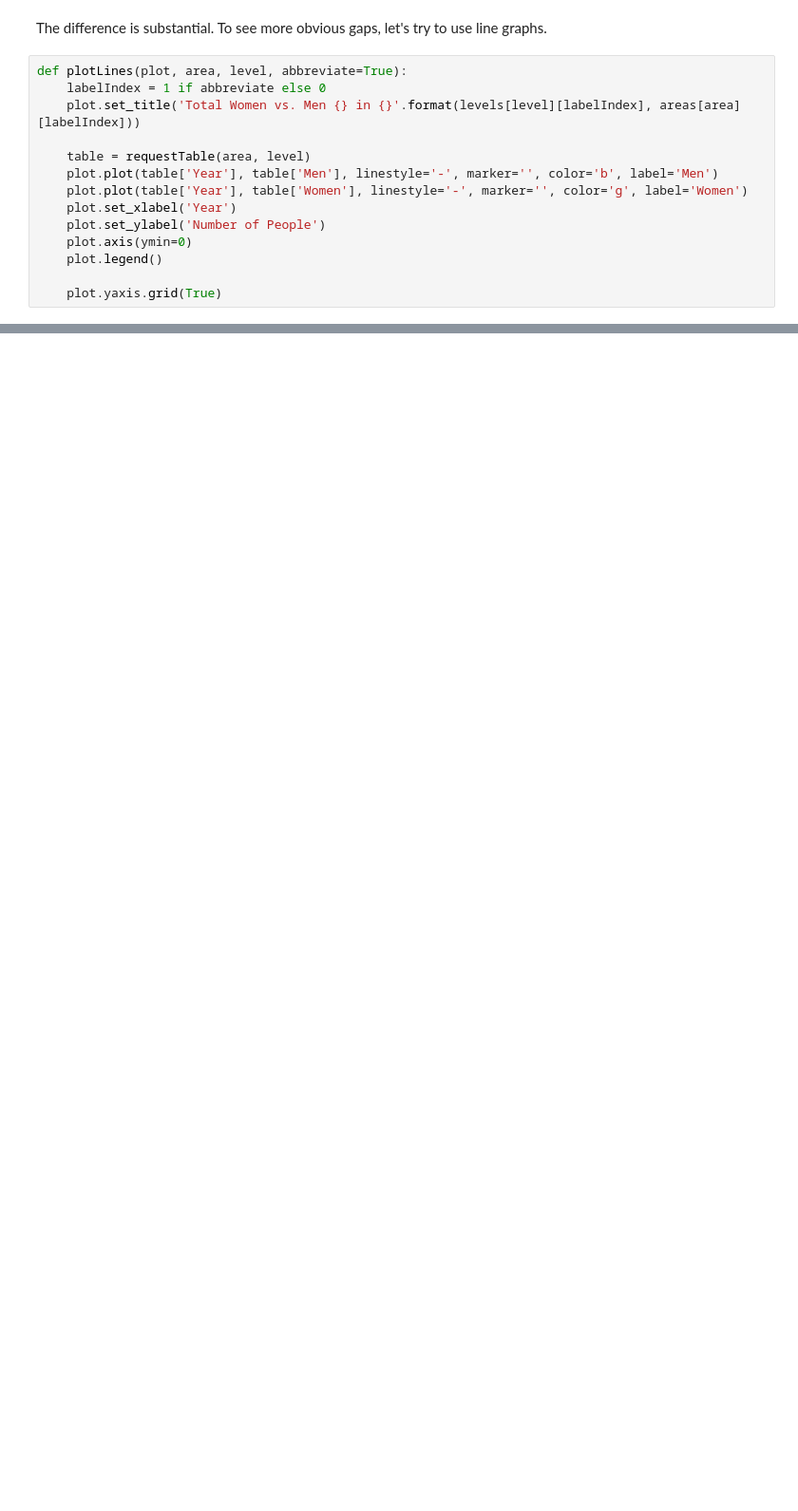
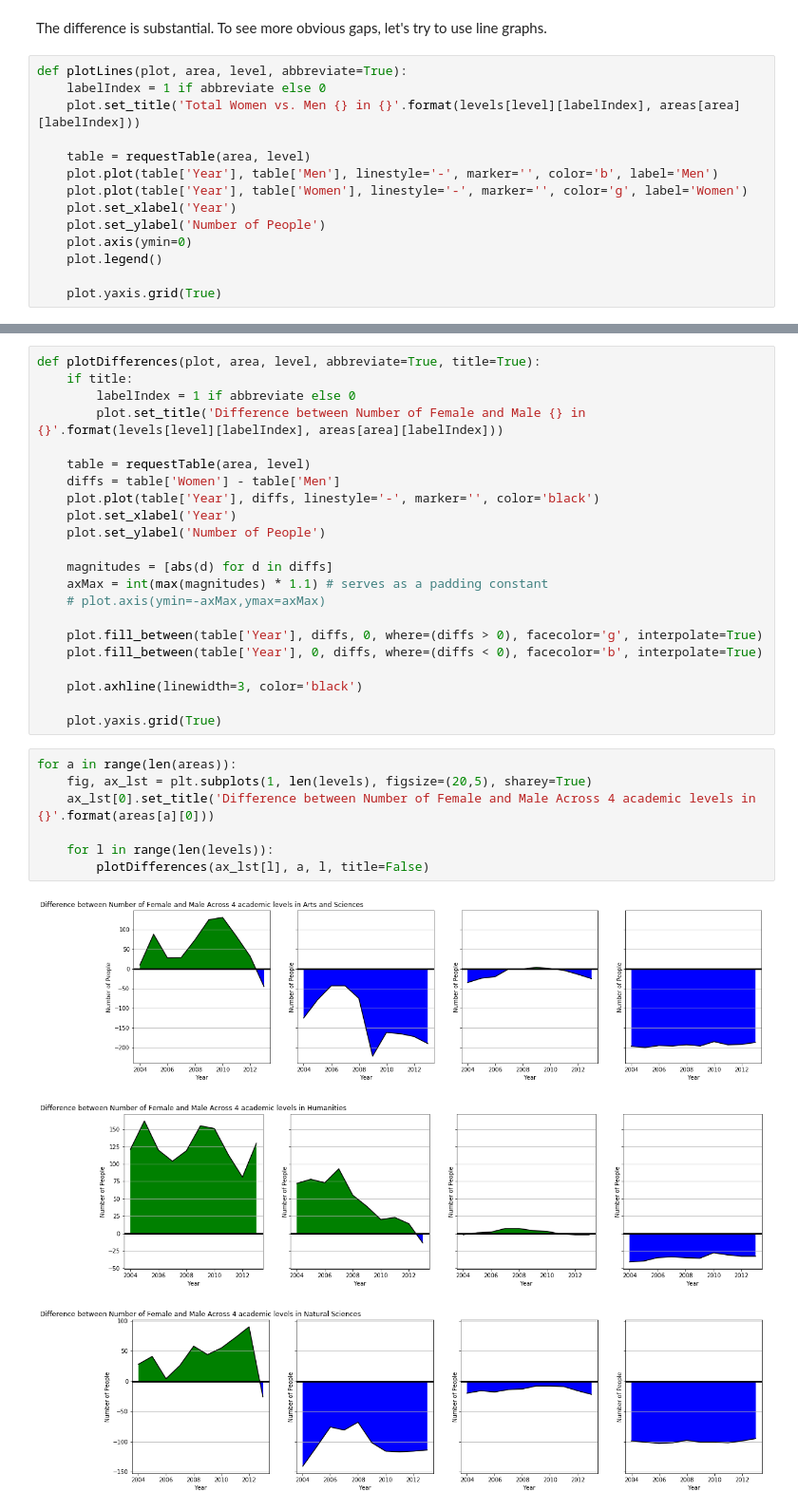
Before and after one commit to jsonkao/CU-female-representation, a Jupyter notebook: notebooks/female-representation.ipynb, the cells around one changed output, grey strips where cells are left out. Shown: that part at 95% size. Saved outputs shown, nothing was run; the diff lists cells and outputs as text; blank space fills up the shorter version.

```diff
--- a/notebooks/female-representation.ipynb
+++ b/notebooks/female-representation.ipynb
@@ -113,0 +121,33 @@ for a in range(len(areas)):
+# %%
+def plotDifferences(plot, area, level, abbreviate=True, title=True):
+    if title:
+        labelIndex = 1 if abbreviate else 0
+        plot.set_title('Difference between Number of Female and Male {} in {}'.format(levels[level][labelIndex], areas[area][labelIndex]))
+
+    table = requestTable(area, level)
+    diffs = table['Women'] - table['Men']
+    plot.plot(table['Year'], diffs, linestyle='-', marker='', color='black')
+    plot.set_xlabel('Year')
+    plot.set_ylabel('Number of People')
+
+    magnitudes = [abs(d) for d in diffs]
+    axMax = int(max(magnitudes) * 1.1) # serves as a padding constant
+    # plot.axis(ymin=-axMax,ymax=axMax)
+
+    plot.fill_between(table['Year'], diffs, 0, where=(diffs > 0), facecolor='g', interpolate=True)
+    plot.fill_between(table['Year'], 0, diffs, where=(diffs < 0), facecolor='b', interpolate=True)
+
+    plot.axhline(linewidth=3, color='black')
+
+    plot.yaxis.grid(True)
+# %%
+for a in range(len(areas)):
+    fig, ax_lst = plt.subplots(1, len(levels), figsize=(20,5), sharey=True)
+    ax_lst[0].set_title('Difference between Number of Female and Male Across 4 academic levels in {}'.format(areas[a][0]))
+
+    for l in range(len(levels)):
+        plotDifferences(ax_lst[l], a, l, title=False)
+# %% [output]
+[figure, added]
+[figure, added]
+[figure, added]
```
Also changed, not shown: parts of 6 cells of this notebook.
